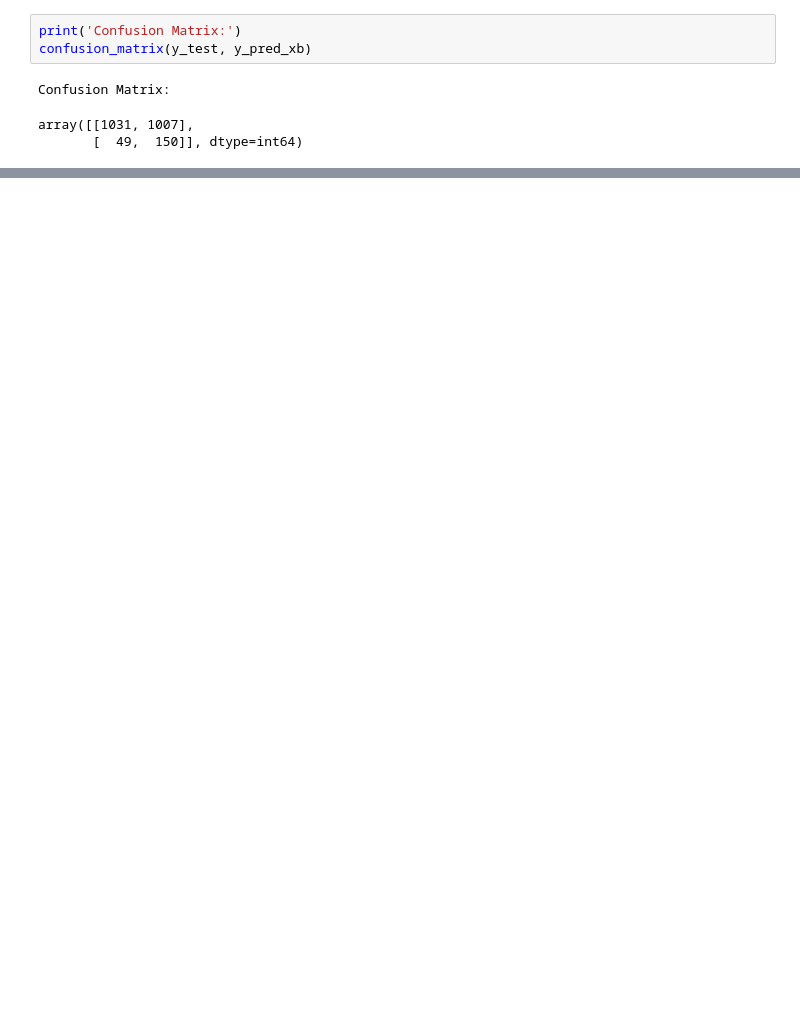
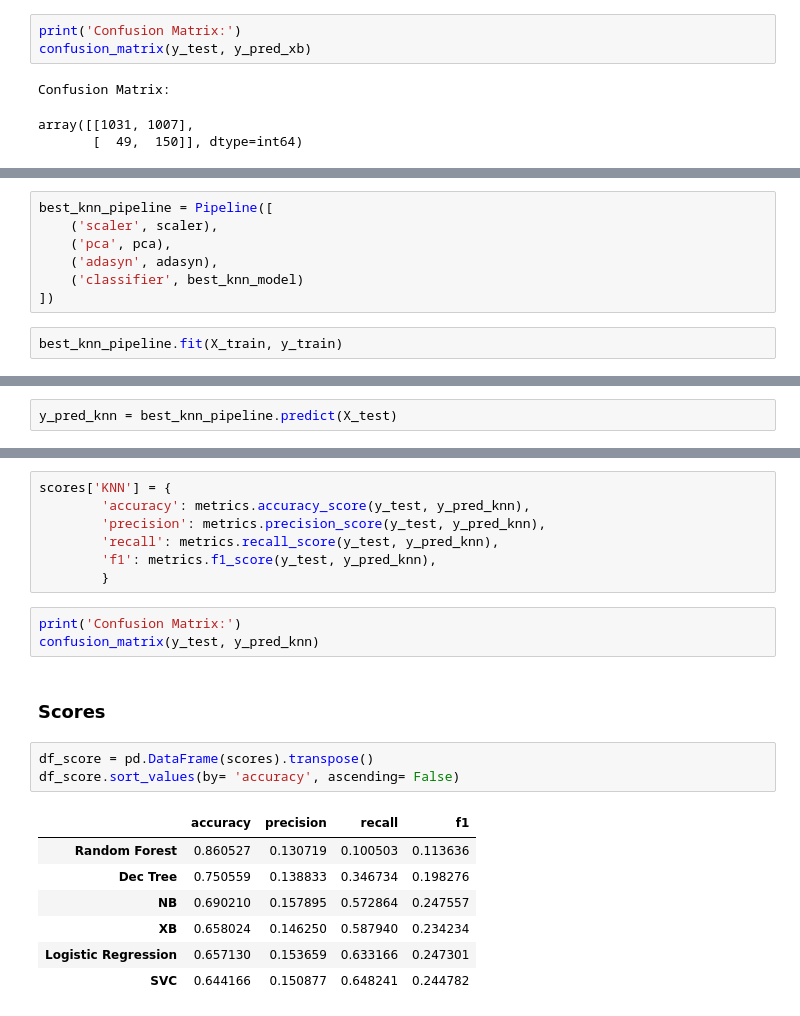
Before and after one commit to CrisMagdziak/Fireeee, a Jupyter notebook: Firee.ipynb, the cells around one changed output, grey strips where cells are left out. Drawn from its saved outputs; the diff is of its cells as text; blank space fills up the shorter version.

```diff
--- a/Firee.ipynb
+++ b/Firee.ipynb
@@ -1270,0 +1363,9 @@ array([[1031, 1007],
+# %%
+best_knn_pipeline = Pipeline([
+    ('scaler', scaler),
+    ('pca', pca),
+    ('adasyn', adasyn),
+    ('classifier', best_knn_model)
+])
+# %%
+best_knn_pipeline.fit(X_train, y_train)
@@ -1270,0 +1378,2 @@ array([[1031, 1007],
+# %%
+y_pred_knn = best_knn_pipeline.predict(X_test)
@@ -1270,0 +1392,23 @@ array([[1031, 1007],
+# %%
+scores['KNN'] = {
+        'accuracy': metrics.accuracy_score(y_test, y_pred_knn),
+        'precision': metrics.precision_score(y_test, y_pred_knn),
+        'recall': metrics.recall_score(y_test, y_pred_knn),
+        'f1': metrics.f1_score(y_test, y_pred_knn),
+        }
+# %%
+print('Confusion Matrix:')
+confusion_matrix(y_test, y_pred_knn)
+# %% [markdown]
+### Scores
+# %%
+df_score = pd.DataFrame(scores).transpose()
+df_score.sort_values(by= 'accuracy', ascending= False)
+# %% [output]
+|  | accuracy | precision | recall | f1 |
+| Random Forest | 0.860527 | 0.130719 | 0.100503 | 0.113636 |
+| Dec Tree | 0.750559 | 0.138833 | 0.346734 | 0.198276 |
+| NB | 0.690210 | 0.157895 | 0.572864 | 0.247557 |
+| XB | 0.658024 | 0.146250 | 0.587940 | 0.234234 |
+| Logistic Regression | 0.657130 | 0.153659 | 0.633166 | 0.247301 |
+| SVC | 0.644166 | 0.150877 | 0.648241 | 0.244782 |
```
Also changed, not shown: parts of 43 cells of this notebook.
